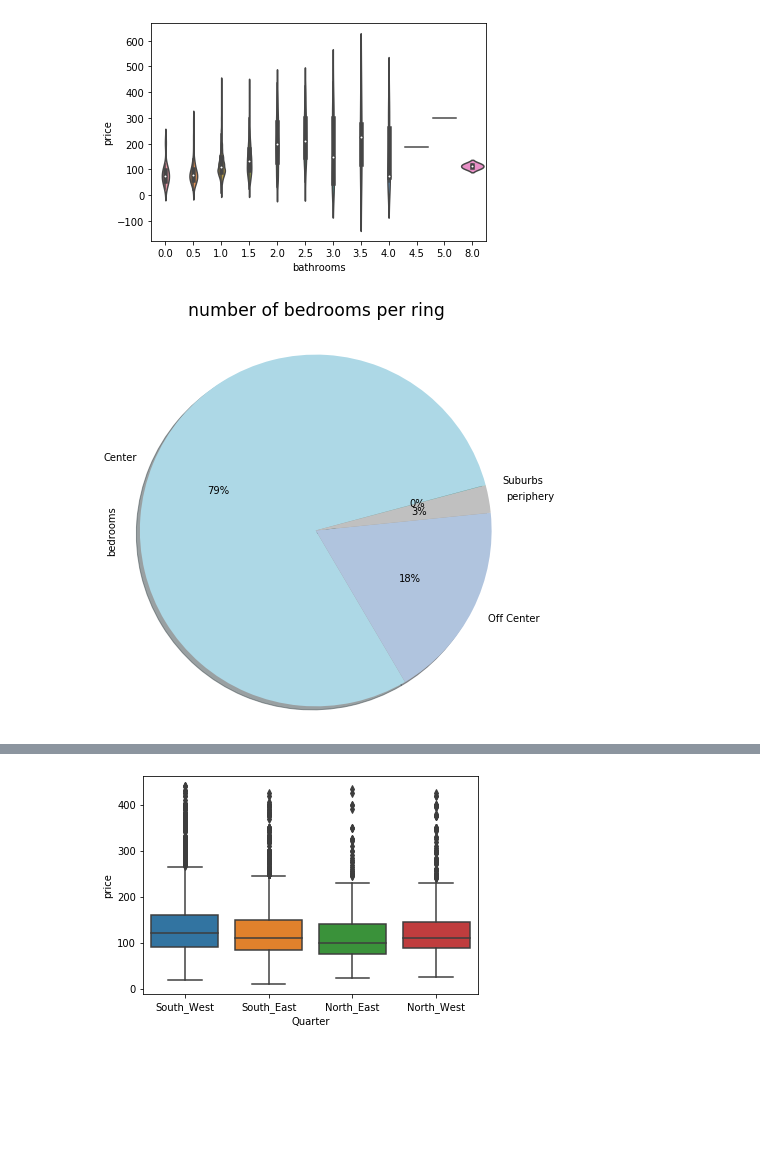
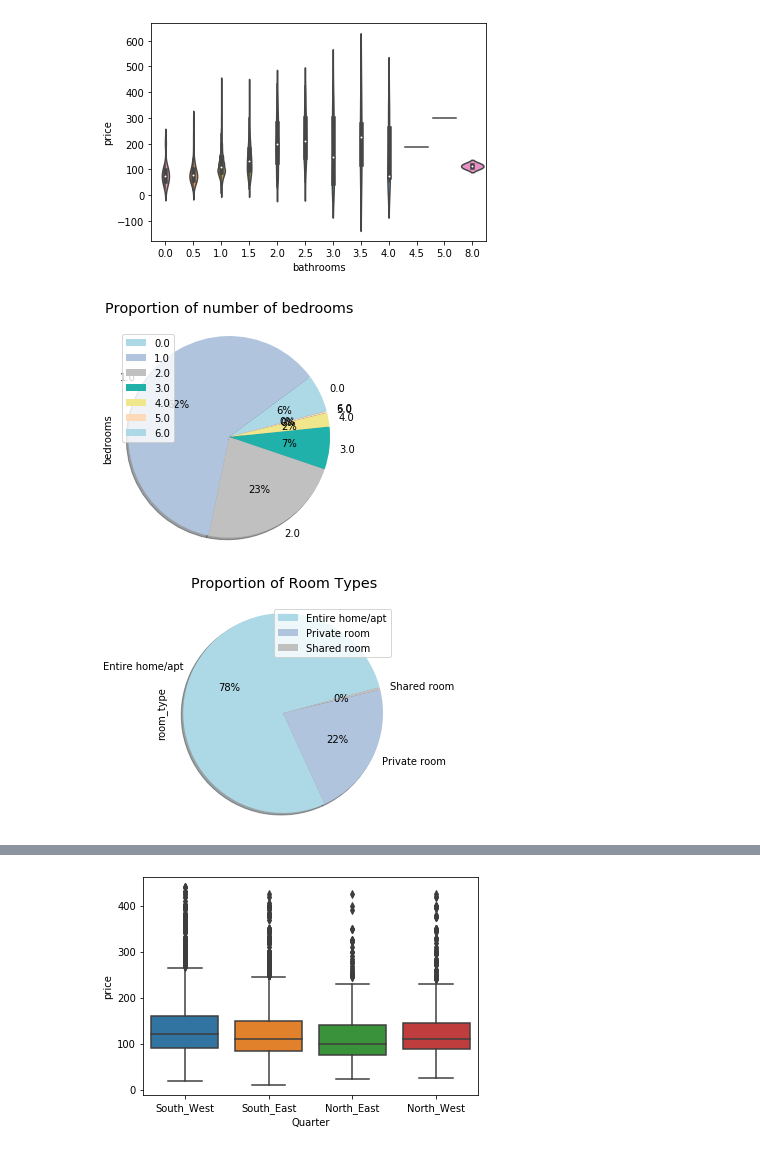
Before and after one commit to orbenishay/Regression-Project, a Jupyter notebook: Amsterdam3.ipynb, the cells around one changed output, grey strips where cells are left out. Saved outputs shown, nothing was run; the diff lists cells and outputs as text; code cells hidden in the pictures; blank space fills up the shorter version.

```diff
--- a/Amsterdam3.ipynb
+++ b/Amsterdam3.ipynb
@@ -151,7 +151,7 @@ bnb = bnb.loc[bnb['bedrooms']<7,:] # filter dataset based on a column's values
 # %%
 bnb = bnb.loc[bnb['price']<500,:] # filter dataset based on a column's values
 # %%
-for col in [bnb.longitude, bnb.latitude, bnb.d_centre, bnb.price, bnb.minimum_nights]: # remove outliers >3 sigma from all the fields
+for col in [bnb.longitude, bnb.latitude, bnb.d_centre, bnb.price, bnb.minimum_nights, bnb.accommodates, bnb.bathrooms, bnb.guests_included]: # remove outliers >3 sigma from all the fields
         std = col.std()
         ave = col.mean()
         bnb = bnb.loc[col.between(ave-6*std, ave+6*std)]
@@ -284,3 +278,7 @@ dtype: int64
+# %%
+bnb['bedroom_price_mean']=bnb.groupby('bedrooms')['price'].transform('mean')
+bnb['bedroom_price_std']=bnb.groupby('bedrooms')['price'].transform('std')
+bnb = bnb.loc[bnb.price<bnb.bedroom_price_mean+bnb.bedroom_price_std*6]
 # %%
 bnb['instant_bookable_boo'] = bnb['instant_bookable'].replace({'Not Possible': 0, 'Possible': 1})
 bnb.head()
@@ -339,9 +329,19 @@ sns.violinplot(x='bathrooms', y='price', data=bnb); #order=cut_order
 [figure]
 # %%
 my_colors = ['lightblue','lightsteelblue','silver','lightseagreen','khaki','peachpuff']
-Pie = bnb.groupby('ring')['bedrooms'].sum().plot.pie(autopct='%1.f%%', startangle=15,colors=my_colors,shadow = True,figsize=(7, 7))
-plt.title('number of bedrooms per ring', x=0.5, y=1.05, ha='center', fontsize='xx-large')
+Pie1 = bnb.groupby('bedrooms').agg({'bedrooms':'count'}).plot.pie(y='bedrooms',autopct='%1.f%%'\
+, startangle=15,colors=my_colors,shadow = True,figsize=(4, 4))
+plt.title('Proportion of number of bedrooms', x=0.5, y=1.05, ha='center', fontsize='x-large')
 plt.axis('equal')
 plt.show()
 # %% [output]
-[figure, old version]
+[figure, new version]
+# %%
+my_colors = ['lightblue','lightsteelblue','silver','lightseagreen','khaki','peachpuff']
+Pie2 = bnb.groupby('room_type').agg({'room_type':'count'}).plot.pie(y='room_type',autopct='%1.f%%'\
+, startangle=15,colors=my_colors,shadow = True,figsize=(4, 4))
+plt.title('Proportion of Room Types', x=0.5, y=1.05, ha='center', fontsize='x-large')
+plt.axis('equal')
+plt.show()
+# %% [output]
+[figure, added]
```
Also changed, not shown: parts of 40 cells of this notebook.
